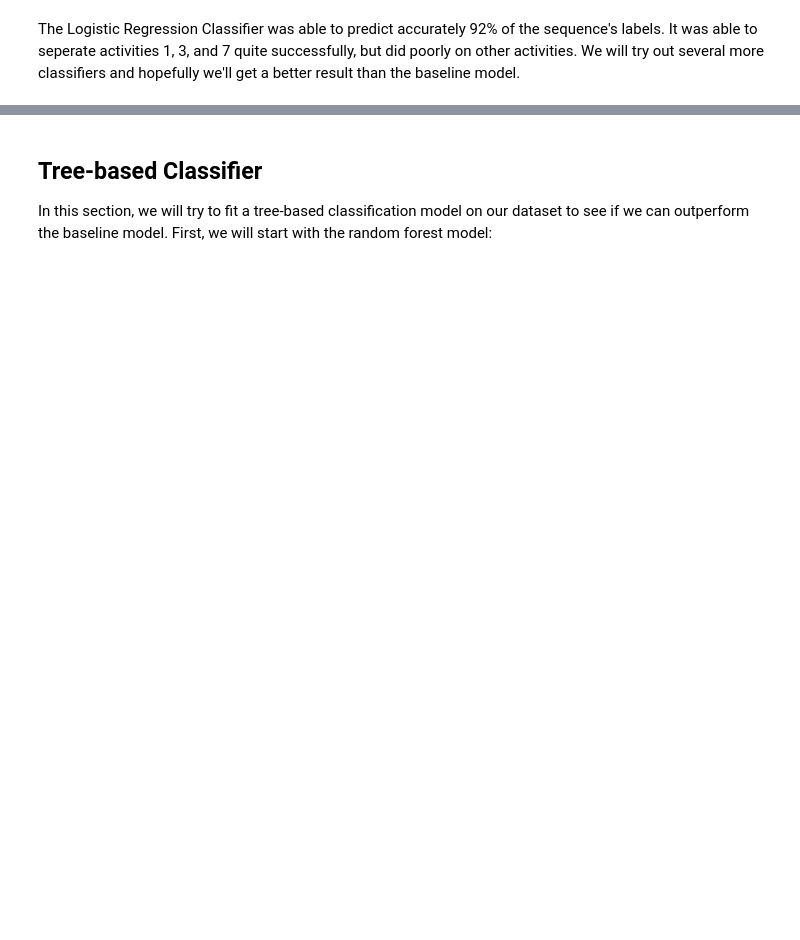
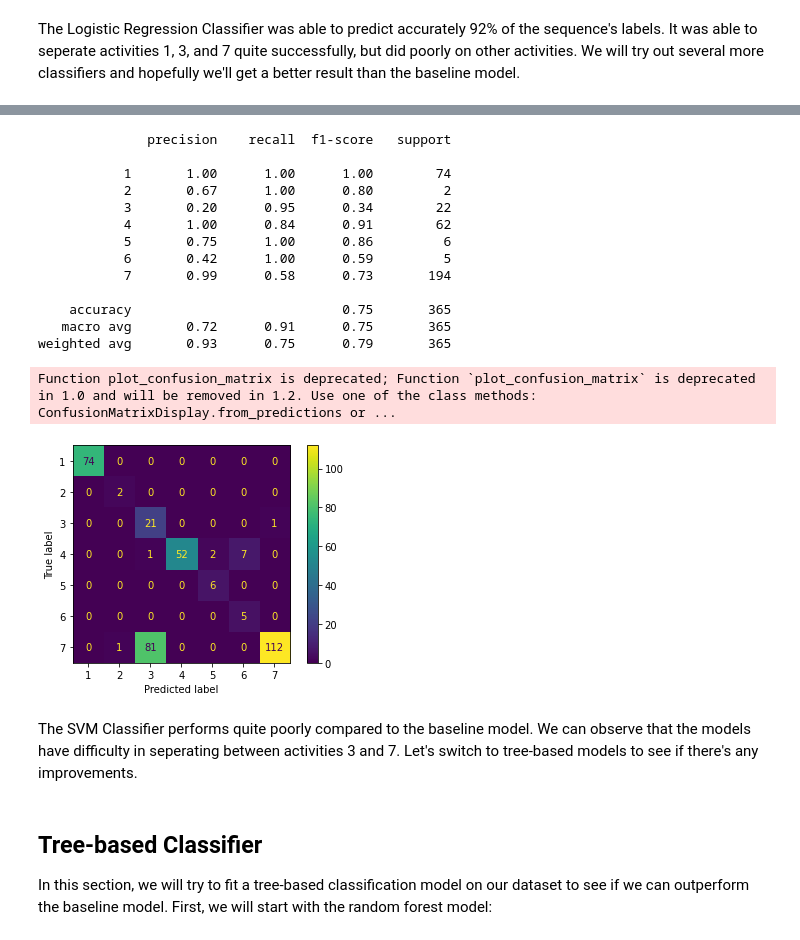
Before and after one commit to hvrlxy/HAR, a Jupyter notebook: notebooks/train_basic_stats.ipynb, the cells around one changed output, grey strips where cells are left out. Drawn from its saved outputs; the diff is of its cells as text; code cells hidden in the pictures; blank space fills up the shorter version.

```diff
--- a/notebooks/train_basic_stats.ipynb
+++ b/notebooks/train_basic_stats.ipynb
@@ -88,3 +95,34 @@ The Logistic Regression Classifier was able to predict accurately 92% of the seq
+# %%
+# initialize a SVM model
+svc = make_pipeline(StandardScaler(), SVC(gamma='auto'))
+# fit the model on the train dataset
+svc.fit(X_train, y_train)
+# predict the test dataset
+y_pred = svc.predict(X_test)
+# Print out the report
+# print(classification_report(y_train, reg.predict(X_scaled)))
+print(classification_report(y_test, y_pred))
+# plot confusion matrix
+plot_confusion_matrix(svc, X_test, y_test)
+plt.show()
+# %% [output]
+              precision    recall  f1-score   support
+
+           1       1.00      1.00      1.00        74
+           2       0.67      1.00      0.80         2
+           3       0.20      0.95      0.34        22
+           4       1.00      0.84      0.91        62
+           5       0.75      1.00      0.86         6
+           6       0.42      1.00      0.59         5
+           7       0.99      0.58      0.73       194
+
+    accuracy                           0.75       365
+   macro avg       0.72      0.91      0.75       365
+weighted avg       0.93      0.75      0.79       365
+Function plot_confusion_matrix is deprecated; Function `plot_confusion_matrix` is deprecated in 1.0 and will be removed in 1.2. Use one of the class methods: ConfusionMatrixDisplay.from_predictions or ...
+[figure, added]
+# %% [markdown]
+The SVM Classifier performs quite poorly compared to the baseline model. We can observe that the models have difficulty in seperating between activities 3 and 7. Let's switch to tree-based models to see if there's any improvements.
 # %% [markdown]
 ## Tree-based Classifier
 
```
Also changed, not shown: parts of 15 cells of this notebook.
